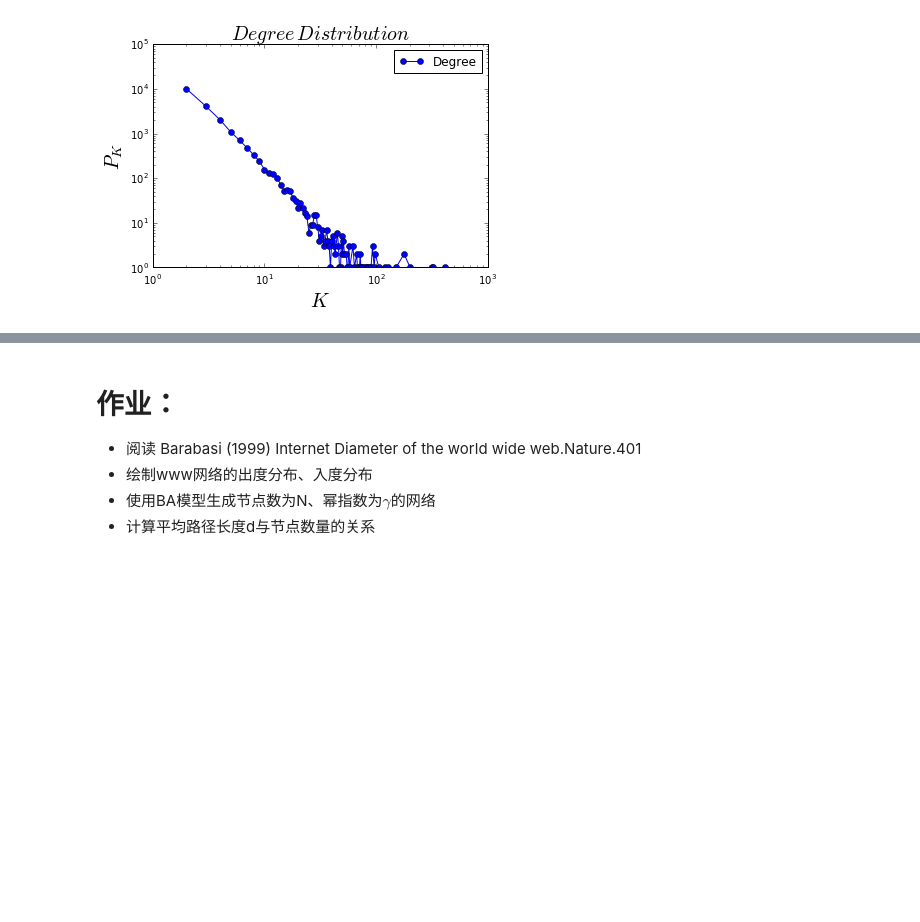
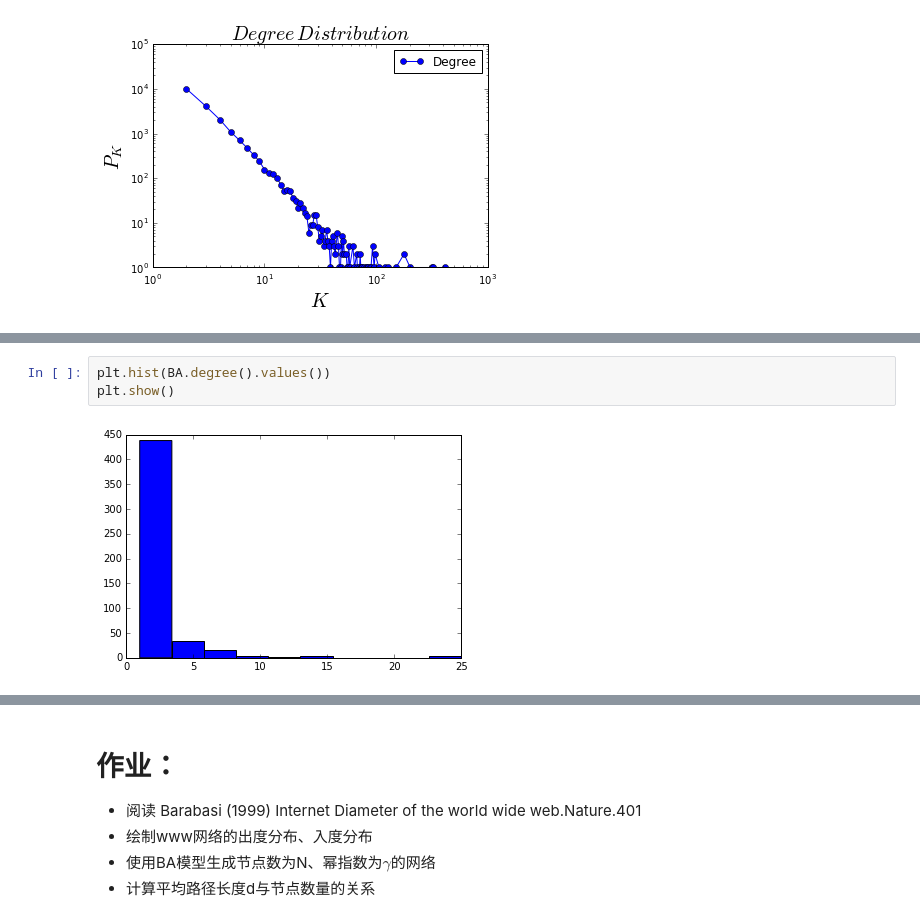
Before and after one commit to Walker96/cjc2016, a Jupyter notebook: code/17.networkx.ipynb, the cells around one changed output, grey strips where cells are left out. Cells and saved outputs as stored; diff of their text form; blank space fills up the shorter version.

```diff
--- a/code/17.networkx.ipynb
+++ b/code/17.networkx.ipynb
@@ -368,0 +386,5 @@ plotDegreeDistribution(BA)
+# %%
+plt.hist(BA.degree().values())
+plt.show()
+# %% [output]
+[figure, added]
```
Also changed, not shown: parts of 5 cells of this notebook, 8 other files.
